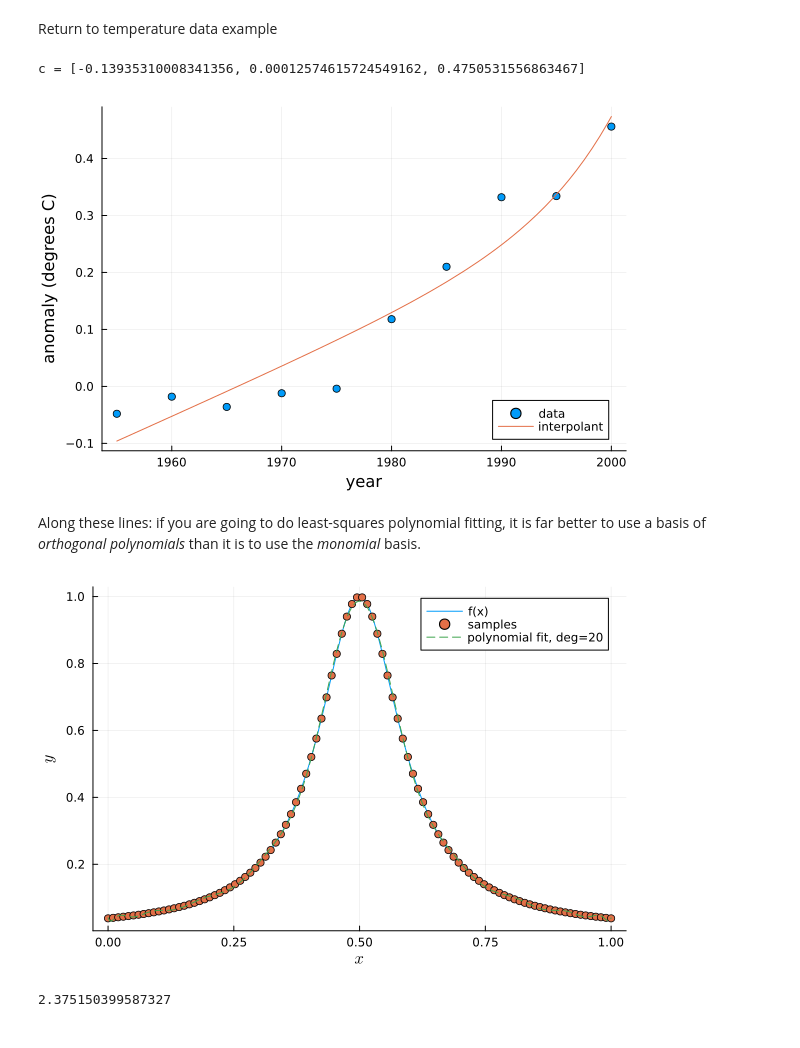
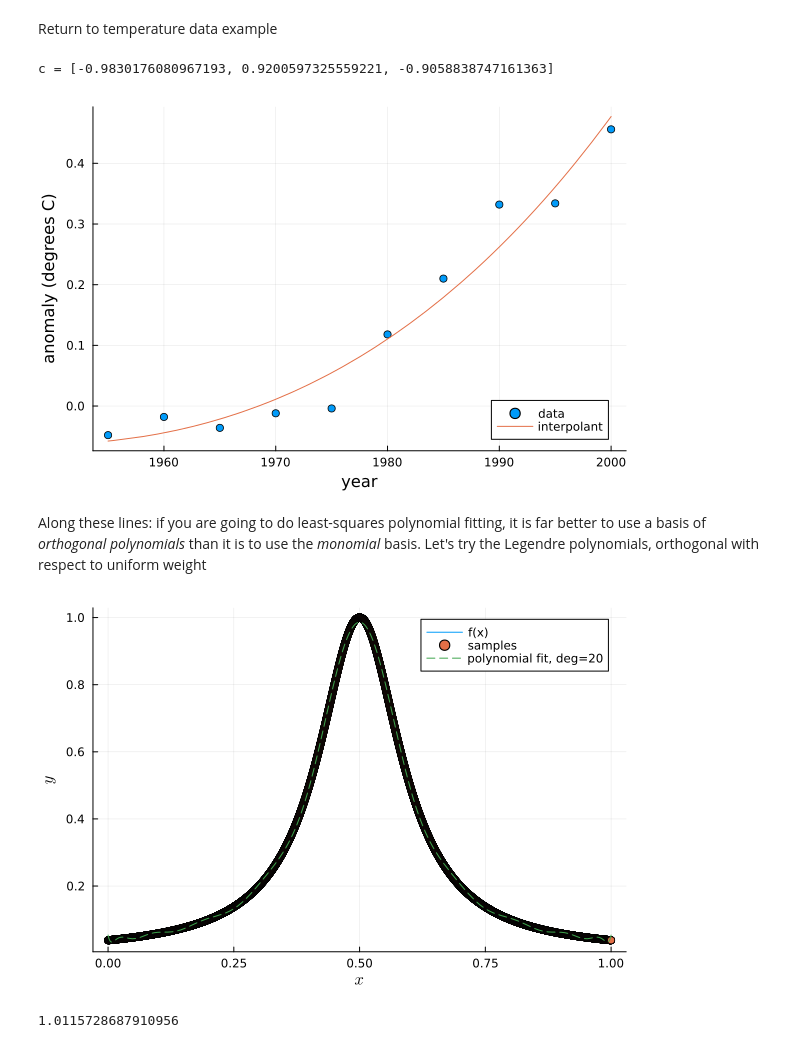
Before and after one commit to mitmath/numerical_hub, a Jupyter notebook: notes/least-squares.ipynb, the cells around one changed output. Drawn from its saved outputs; the diff is of its cells as text; code cells hidden in the pictures.

```diff
--- a/notes/least-squares.ipynb
+++ b/notes/least-squares.ipynb
@@ -122,7 +122,7 @@ t = @. (year - 1950) / 55               # shift and scale
 n = length(t)
 
 phi1 = x -> 1;
-phi2 = x -> exp(8*x);
+phi2 = x -> exp(x);
 phi3 = x -> x;
 
 V = [ phi1.(t) phi2.(t) phi3.(t) ]
@@ -137,17 +137,17 @@ pfit = x -> c[1] .* phi1(x) + c[2] .* phi2(x)  + c[3] .* phi3(x)
 pfitscaled = yr -> pfit((yr - 1950) / 55)
 plot!(pfitscaled, 1955, 2000, label="interpolant")
 # %% [output]
-c = [-0.13935310008341356, 0.00012574615724549162, 0.4750531556863467]
+c = [-0.9830176080967193, 0.9200597325559221, -0.9058838747161363]
-[figure, old version]
+[figure, new version]
 # %% [markdown]
-Along these lines: if you are going to do least-squares polynomial fitting, it is far better to use a basis of _orthogonal polynomials_ than it is to use the _monomial_ basis.
+Along these lines: if you are going to do least-squares polynomial fitting, it is far better to use a basis of _orthogonal polynomials_ than it is to use the _monomial_ basis. Let's try the Legendre polynomials, orthogonal with respect to uniform weight
 # %%
 using ClassicalOrthogonalPolynomials   # provides legendrep(n, x)
 
 f = x -> 1 / (1 + 100(x - 0.5)^2) # Runge function
 
 # sample points in [0,1]
-M = 100
+M = 10000
 t = collect(range(0, 1; length=M))
 # t = rand(M)            # or sample at random from Unif(0,1)
 y = f.(t)
@@ -156,38 +156,38 @@ degree = 20   # poly degree
 
 # build orthonormal Legendre Vandermonde on [0,1]
 # phi_n(t) = sqrt(2n+1) * P_n(2t-1)
-function orthonormal_legendre_matrix(tvec::AbstractVector, degree::Integer)
+function legendre_matrix(tvec::AbstractVector, degree::Integer)
     N = length(tvec)
     V = zeros(Float64, N, degree+1)
     svec = 2 .* tvec .- 1   # mapped points in [-1,1]
     for n in 0:degree
         # evaluate P_n(s) at all svec (vectorized)
         # ClassicalOrthogonalPolynomials provides legendrep(n, x)
         V[:, n+1] = sqrt(2n + 1) .* legendrep.(n, svec)
     end
     return V
 end
 
-Vorth = orthonormal_legendre_matrix(t, degree)   # size M × (degree+1)
+Vorth = legendre_matrix(t, degree)   # size M × (degree+1)
 
 # Solve normal equations
 c = Vorth \ y
 
 # build evaluator for the fitted expansion p(t) = sum_{n=0}^degree a[n+1]*phi_n(t)
 p_leg(tval) = begin
     s = 2tval - 1
     Pvals = [legendrep(n, s) for n in 0:degree]
     return sum(c[n+1] * sqrt(2n + 1) * Pvals[n+1] for n in 0:degree)
 end
 
 
 # Plot function and fit
 plot(f, 0, 1, label="f(x)", xlabel=L"x", ylabel=L"y")
 scatter!(t, y, label="samples")
 plot!(x -> p_leg(x), 0, 1, linestyle=:dash, label="polynomial fit, deg=$degree")
 # %% [output]
-[figure, old version]
+[figure, new version]
 # %%
 cond(Vorth)
 # %% [output]
-2.375150399587327
+1.0115728687910956
```
Also changed, not shown: parts of 8 cells of this notebook, 1 other file.
